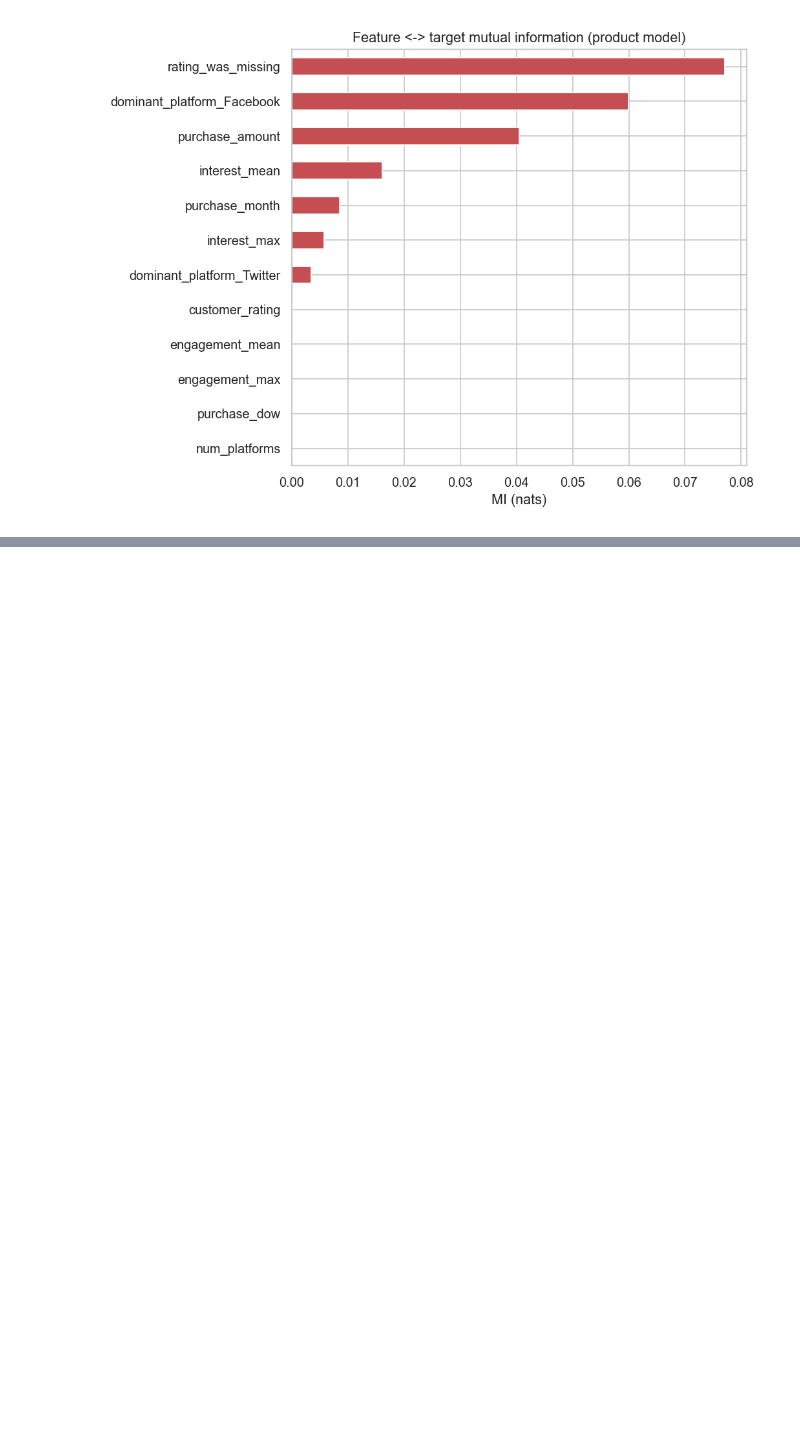
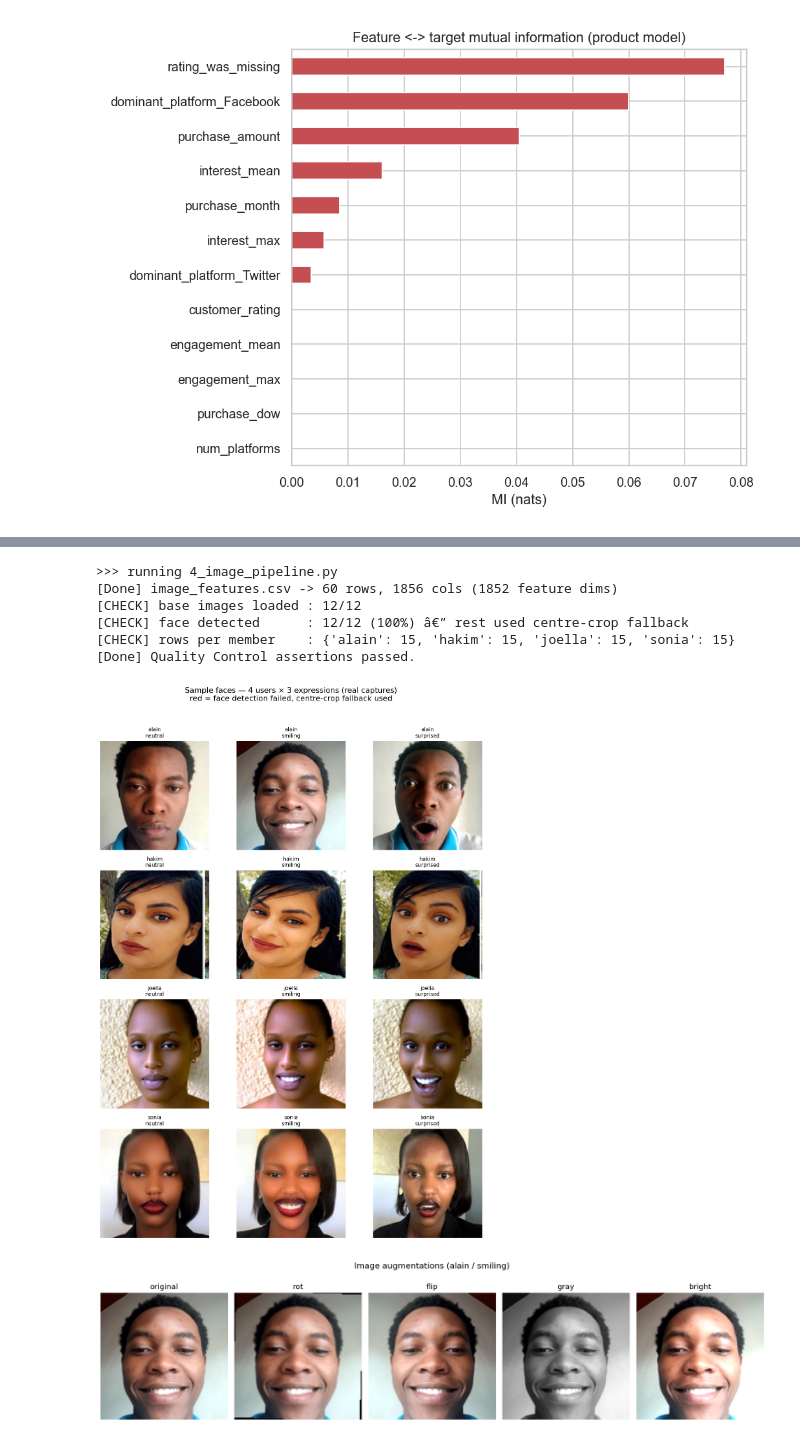
Before and after one commit to ai-ngabo/multimodal-product-recommendation-system, a Jupyter notebook: notebooks/model_pipelines.ipynb, the cells around one changed output, grey strips where cells are left out. Saved outputs shown, nothing was run; the diff lists cells and outputs as text; code cells hidden in the pictures; blank space fills up the shorter version.

Commit message:
added script to run image pipeline

```diff
--- a/notebooks/model_pipelines.ipynb
+++ b/notebooks/model_pipelines.ipynb
@@ -117,0 +128,15 @@ for pic in ['product_confusion_matrix.png','product_mutual_information.png']:
+# %%
+run('4_image_pipeline.py')
+# %% [output]
+>>> running 4_image_pipeline.py
+[Done] image_features.csv -> 60 rows, 1856 cols (1852 feature dims)
+[CHECK] base images loaded : 12/12
+[CHECK] face detected      : 12/12 (100%) â€” rest used centre-crop fallback
+[CHECK] rows per member    : {'alain': 15, 'hakim': 15, 'joella': 15, 'sonia': 15}
+[Done] Quality Control assertions passed.
+# %%
+for pic in ['image_samples.png','image_augmentations.png']:
+    display(Image(str(PLOTS/ "image_pipeline" /pic)))
+# %% [output]
+[figure, added]
+[figure, added]
```
Also changed, not shown: parts of 3 cells of this notebook.
